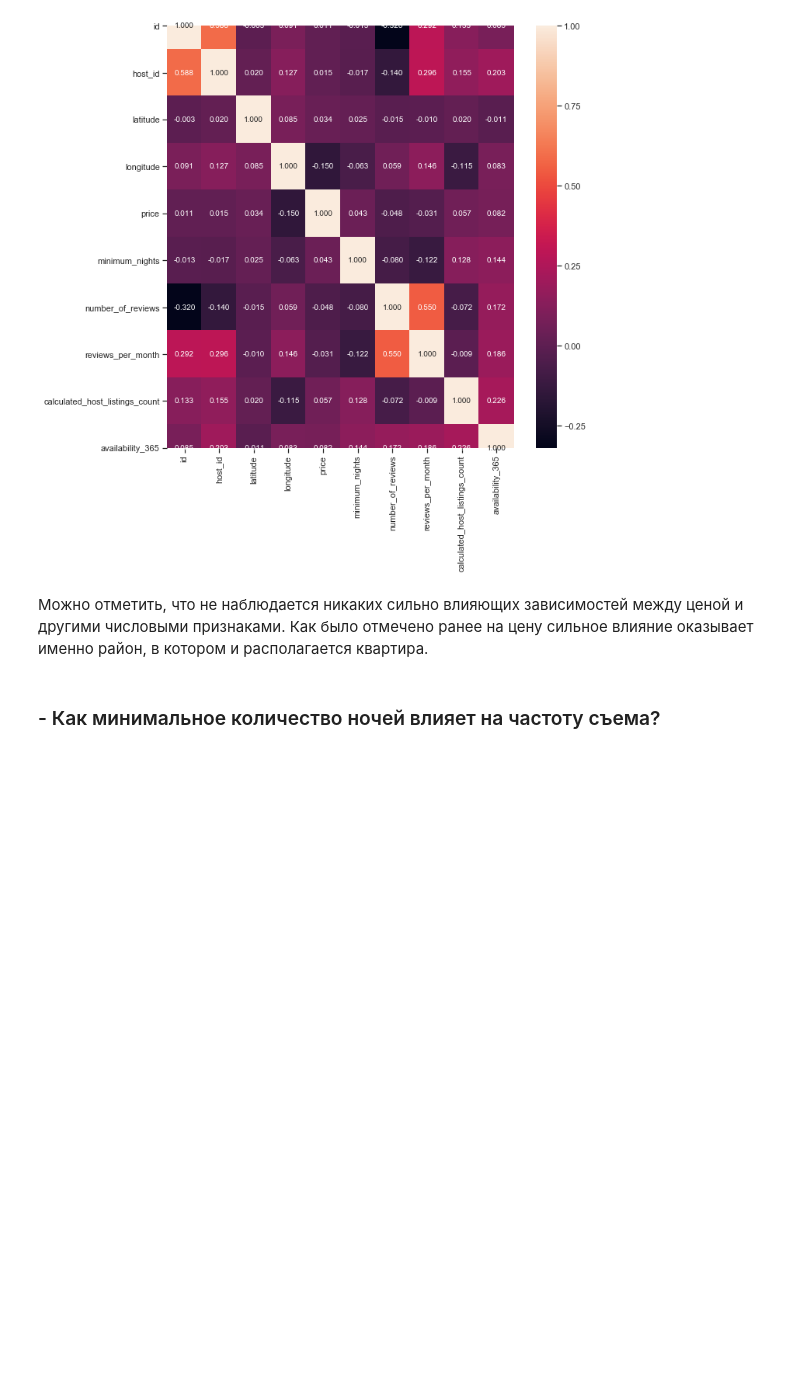
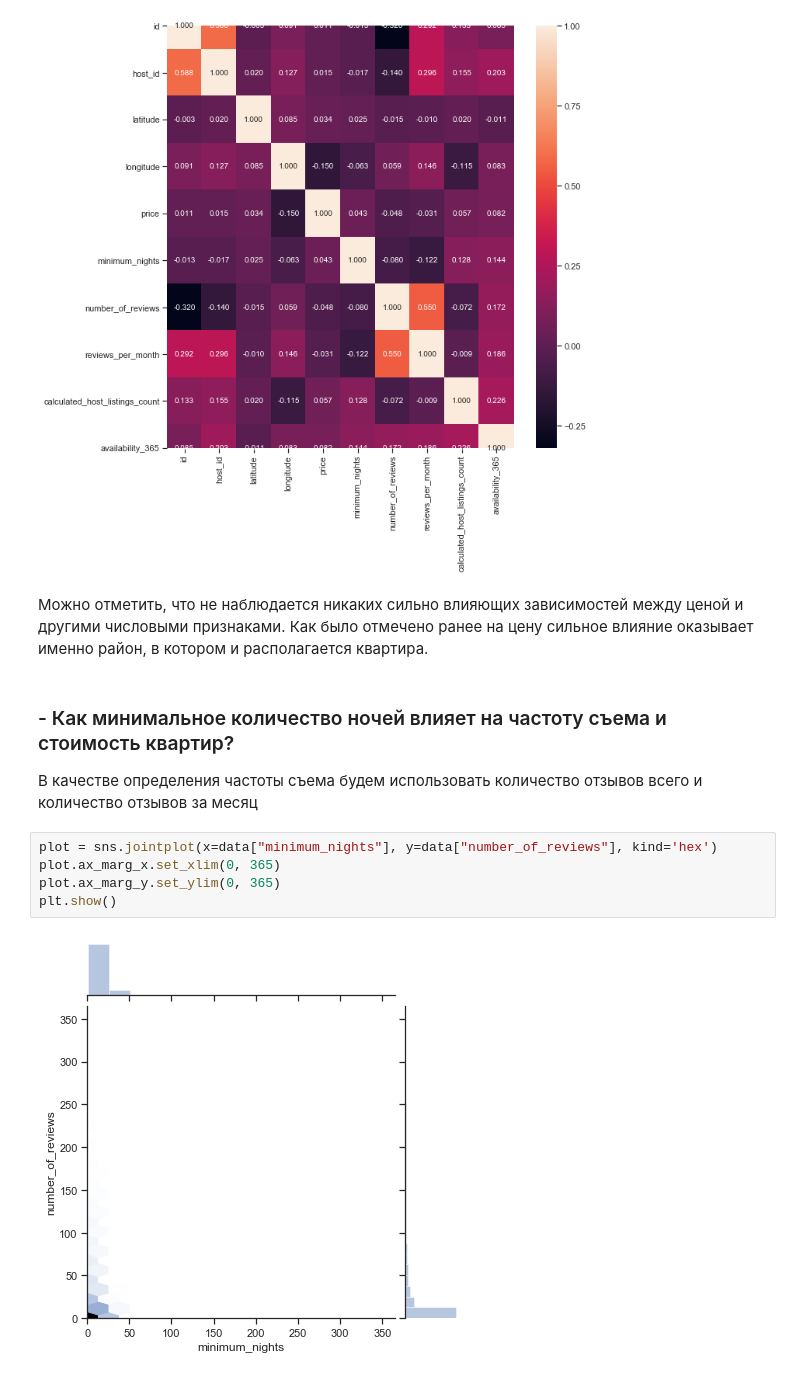
Before and after one commit to tonyafedorova/ML_MSc_1course, a Jupyter notebook: Lab1/Lab1_MMO.ipynb, the cells around one changed output. Drawn from its saved outputs; the diff is of its cells as text; blank space fills up the shorter version.

```diff
--- a/Lab1/Lab1_MMO.ipynb
+++ b/Lab1/Lab1_MMO.ipynb
@@ -189,4 +189,13 @@ sns.heatmap(data.corr(), annot=True, fmt='.3f')
 # %% [markdown]
 Можно отметить, что не наблюдается никаких сильно влияющих зависимостей между ценой и другими числовыми признаками. Как было отмечено ранее на цену сильное влияние оказывает именно район, в котором и располагается квартира.
 # %% [markdown]
-### - Как минимальное количество ночей влияет на частоту съема?
+### - Как минимальное количество ночей влияет на частоту съема и стоимость квартир?
+
+ В качестве определения частоты съема будем использовать количество отзывов всего и количество отзывов за месяц
+# %%
+plot = sns.jointplot(x=data["minimum_nights"], y=data["number_of_reviews"], kind='hex')
+plot.ax_marg_x.set_xlim(0, 365)
+plot.ax_marg_y.set_ylim(0, 365)
+plt.show()
+# %% [output]
+[figure, added]
```
Also changed, not shown: parts of 10 cells of this notebook.
